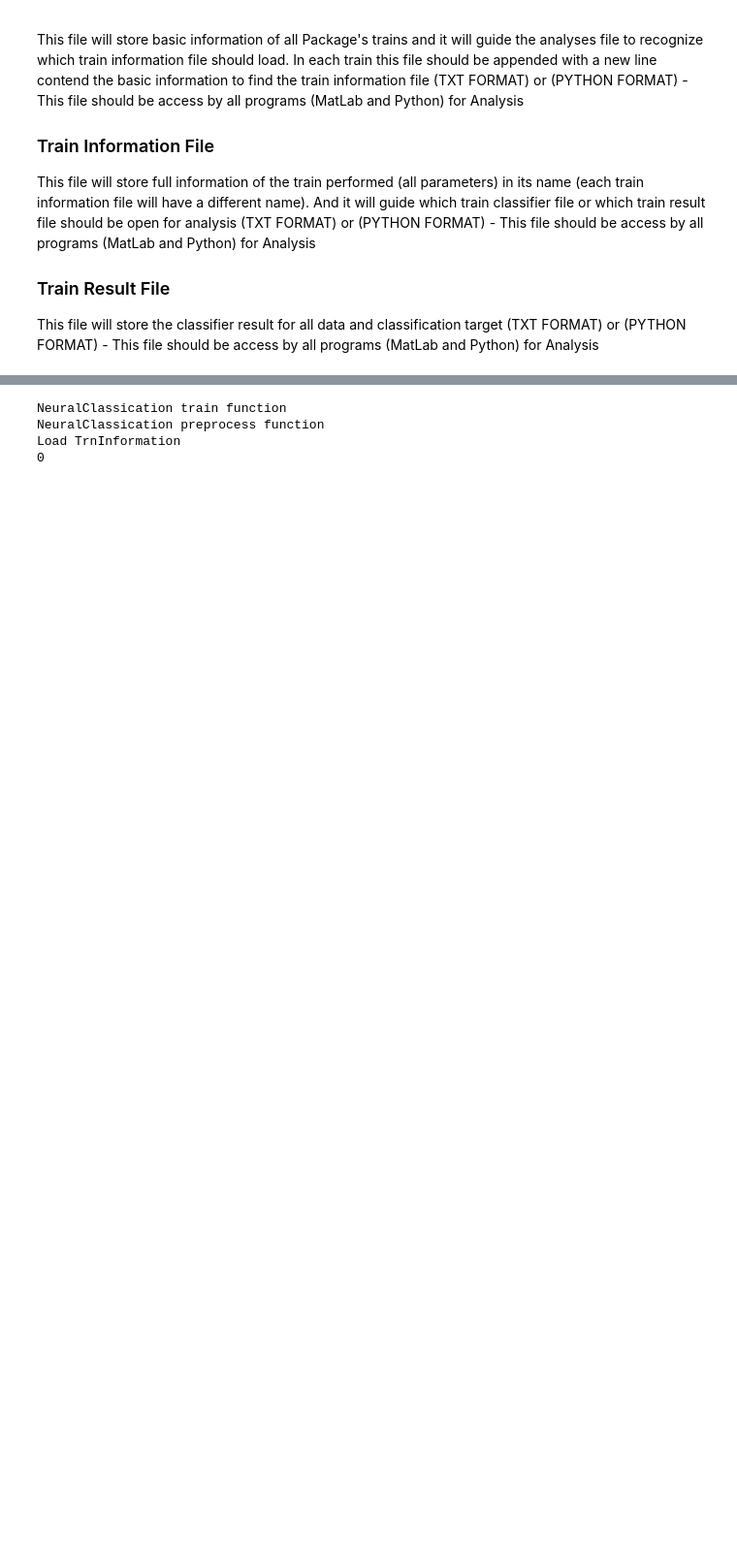
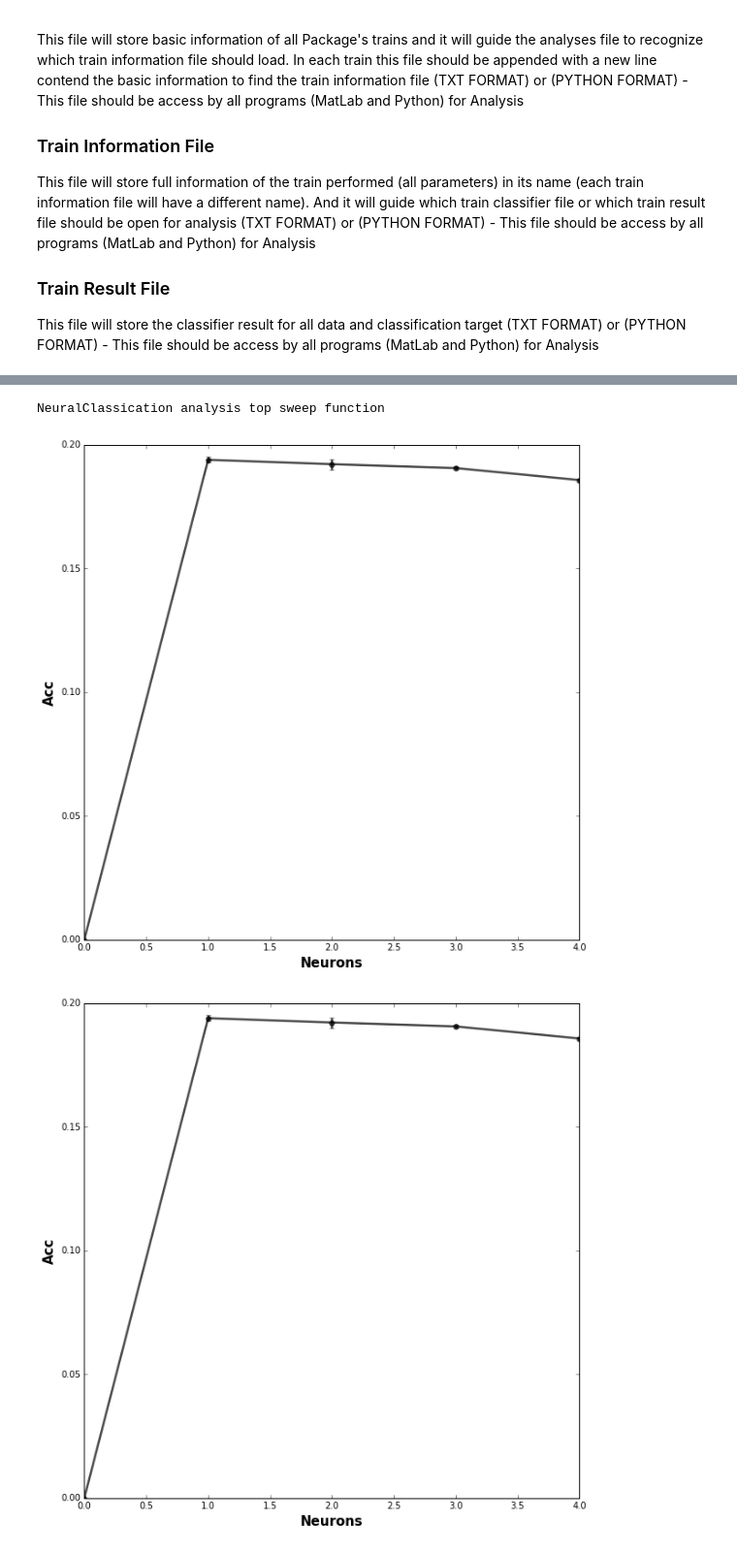
Before and after one commit to natmourajr/SonarAnalysis, a Jupyter notebook: Packages/Classification/NeuralNetwork/FullDataClassificationTrain.ipynb, the cells around one changed output, grey strips where cells are left out. Shown at 97% size. Cells and saved outputs as stored; diff of their text form; code cells hidden in the pictures; blank space fills up the shorter version.

Commit message:
Neural improvements

```diff
--- a/Packages/Classification/NeuralNetwork/FullDataClassificationTrain.ipynb
+++ b/Packages/Classification/NeuralNetwork/FullDataClassificationTrain.ipynb
@@ -708,14 +662,17 @@ Qtd event of 3 is 23760
 Biggest class is 1 with 29352 events
 # %%
 from Functions import ClassificationAnalysis as class_anal
-a = class_anal.NeuralClassification(name='NeuralNetwork',preproc_path=files_results_path)
-date = '2017_07_05_17_02_25'
-a.trn_info = class_anal.TrnInformation(date=date)
+a = class_anal.NeuralClassification(name='NeuralNetwork',
+                                    preproc_path=files_results_path,
+                                    train_path=files_results_path,
+                                    anal_path=files_results_path)
+date = '2017_07_06_11_55_40'
+a.trn_info = class_anal.TrnInformation(date=date, n_folds=4, n_inits=1, n_epochs=3)
 a.trn_info.SplitTrainSet(all_trgt)
 
-print a.train(all_data,trgt_sparse,trn_info=a.trn_info, n_neurons=10,fold=1)
+%matplotlib inline
+a.analysis_top_sweep(all_data,trgt_sparse,trn_info=a.trn_info, min_neurons=1, max_neurons=4)
 # %% [output]
-NeuralClassication train function
-NeuralClassication preprocess function
-Load TrnInformation
-0
+NeuralClassication analysis top sweep function
+[figure, added]
+[figure, added]
```
Also changed, not shown: parts of 8 cells of this notebook, 1 other file.
